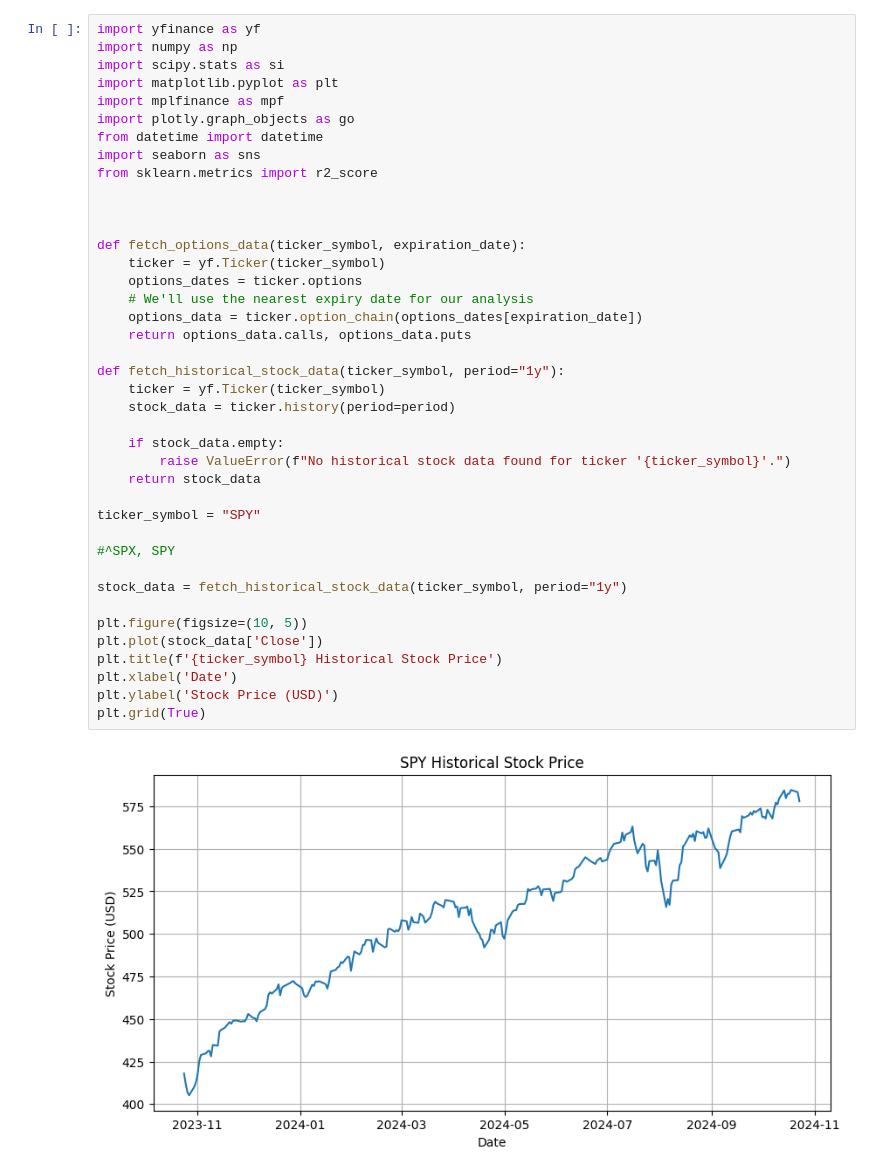
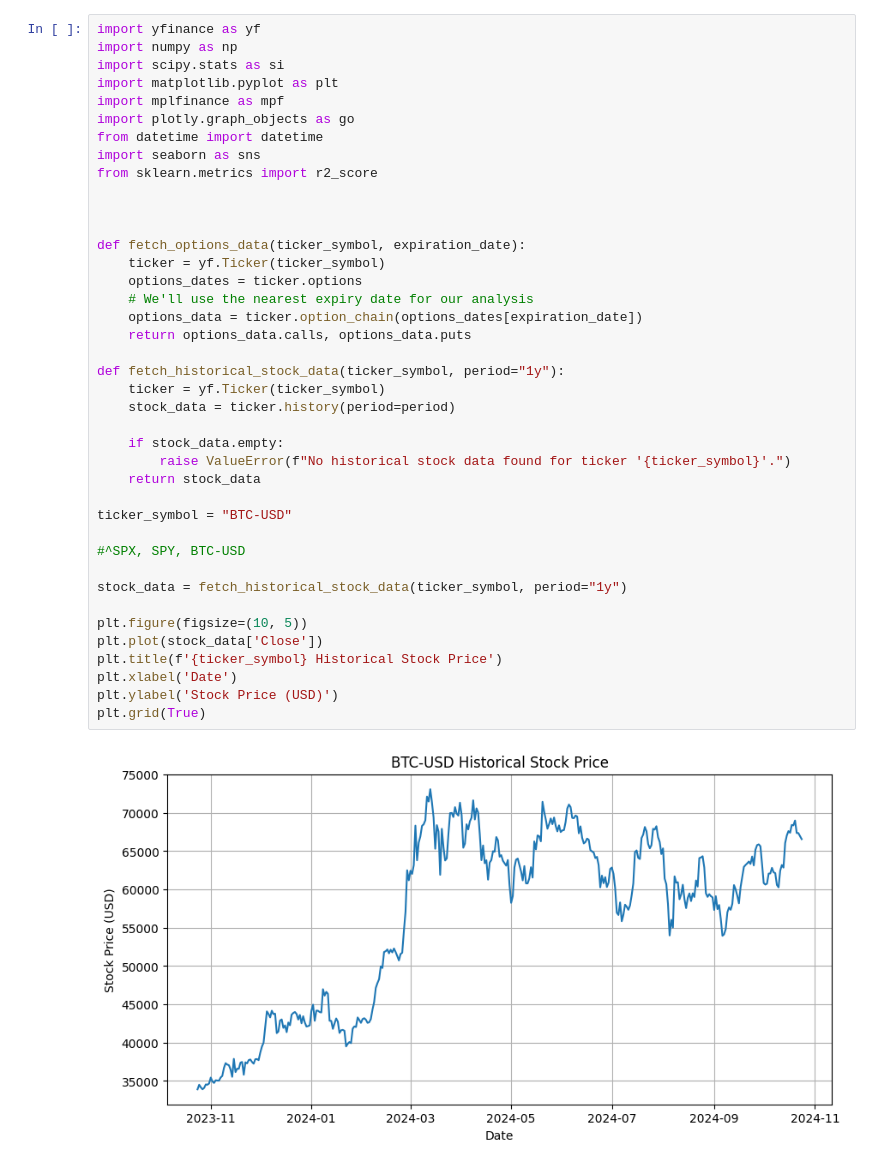
Before and after one commit to yCobanoglu/gitpod-data-science, a Jupyter notebook: src/quickstart.ipynb, the cells around one changed output. Saved outputs shown, nothing was run; the diff lists cells and outputs as text.

```diff
--- a/src/quickstart.ipynb
+++ b/src/quickstart.ipynb
@@ -105,36 +106,36 @@ import seaborn as sns
 from sklearn.metrics import r2_score
 
 
 
 def fetch_options_data(ticker_symbol, expiration_date):
     ticker = yf.Ticker(ticker_symbol)
     options_dates = ticker.options
     # We'll use the nearest expiry date for our analysis
     options_data = ticker.option_chain(options_dates[expiration_date])
     return options_data.calls, options_data.puts
 
 def fetch_historical_stock_data(ticker_symbol, period="1y"):
     ticker = yf.Ticker(ticker_symbol)
     stock_data = ticker.history(period=period)
 
     if stock_data.empty:
         raise ValueError(f"No historical stock data found for ticker '{ticker_symbol}'.")
     return stock_data
 
-ticker_symbol = "SPY"
+ticker_symbol = "BTC-USD"
 
-#^SPX, SPY
+#^SPX, SPY, BTC-USD
 
 stock_data = fetch_historical_stock_data(ticker_symbol, period="1y")
 
 plt.figure(figsize=(10, 5))
 plt.plot(stock_data['Close'])
 plt.title(f'{ticker_symbol} Historical Stock Price')
 plt.xlabel('Date')
 plt.ylabel('Stock Price (USD)')
 plt.grid(True)
 # %% [output]
-[figure, old version]
+[figure, new version]
 # %%
 # Fetch available expiration dates
 ticker = yf.Ticker(ticker_symbol)
```
Also changed, not shown: parts of 8 cells of this notebook, 1 other file.
